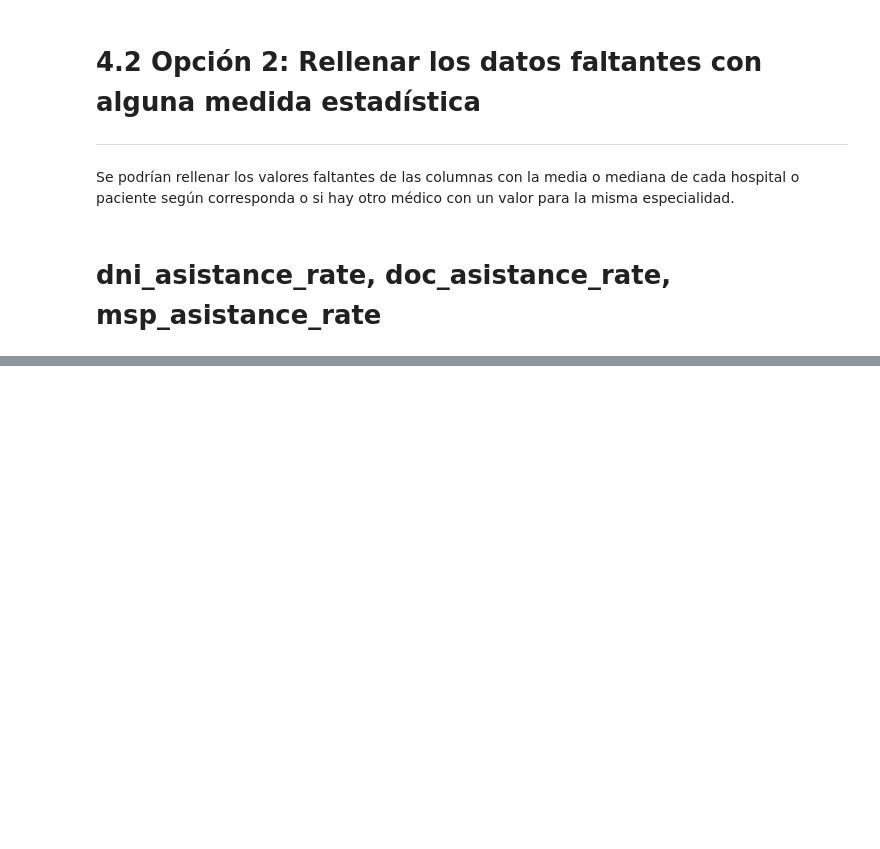
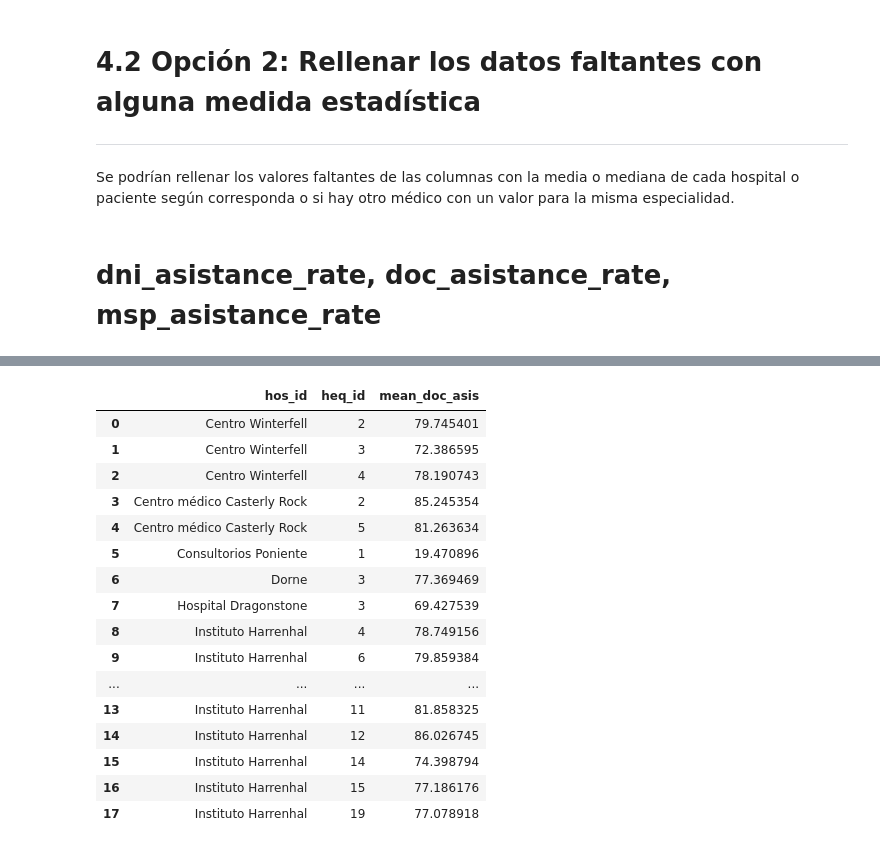
Before and after one commit to manufabregas/Dataset-Asistencia-a-turnos-m-dicos, a Jupyter notebook: TP 2/Práctico_2_Análisis_y_curación_de_datos.ipynb, the cells around one changed output, grey strips where cells are left out. Cells and saved outputs as stored; diff of their text form; code cells hidden in the pictures; blank space fills up the shorter version.

```diff
--- a/TP 2/Práctico_2_Análisis_y_curación_de_datos.ipynb
+++ b/TP 2/Práctico_2_Análisis_y_curación_de_datos.ipynb
@@ -438,0 +502,24 @@ Se podrían rellenar los valores faltantes de las columnas con la media o median
+# %%
+mean_doc=df_median.copy()[['hos_id',"heq_id",'doc_asistance_rate']]
+mean_doc=mean_doc[~mean_doc['doc_asistance_rate'].isnull()]
+mean_doc=mean_doc.groupby(['hos_id','heq_id'],as_index=False)['doc_asistance_rate'].mean()
+mean_doc=mean_doc.rename(columns={'doc_asistance_rate':'mean_doc_asis'})
+mean_doc
+# %% [output]
+|  | hos_id | heq_id | mean_doc_asis |
+| 0 | Centro Winterfell | 2 | 79.745401 |
+| 1 | Centro Winterfell | 3 | 72.386595 |
+| 2 | Centro Winterfell | 4 | 78.190743 |
+| 3 | Centro médico Casterly Rock | 2 | 85.245354 |
+| 4 | Centro médico Casterly Rock | 5 | 81.263634 |
+| 5 | Consultorios Poniente | 1 | 19.470896 |
+| 6 | Dorne | 3 | 77.369469 |
+| 7 | Hospital Dragonstone | 3 | 69.427539 |
+| 8 | Instituto Harrenhal | 4 | 78.749156 |
+| 9 | Instituto Harrenhal | 6 | 79.859384 |
+| ... | ... | ... | ... |
+| 13 | Instituto Harrenhal | 11 | 81.858325 |
+| 14 | Instituto Harrenhal | 12 | 86.026745 |
+| 15 | Instituto Harrenhal | 14 | 74.398794 |
+| 16 | Instituto Harrenhal | 15 | 77.186176 |
+| 17 | Instituto Harrenhal | 19 | 77.078918 |
```
Also changed, not shown: parts of 13 cells of this notebook.
